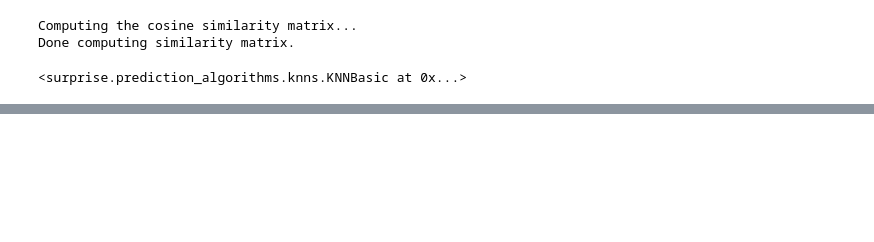
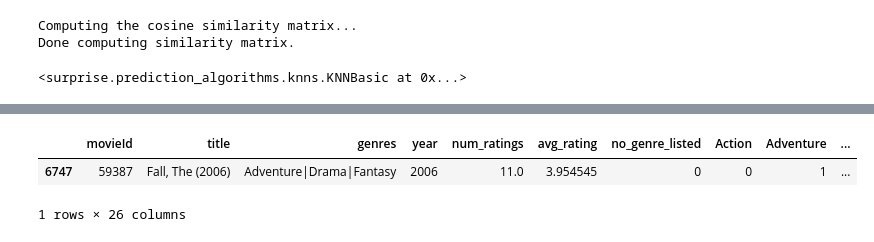
Before and after one commit to mitkrieg/movie-recommender, a Jupyter notebook: index.ipynb, the cells around one changed output, grey strips where cells are left out. Saved outputs shown, nothing was run; the diff lists cells and outputs as text; code cells hidden in the pictures; blank space fills up the shorter version.

```diff
--- a/index.ipynb
+++ b/index.ipynb
@@ -227,0 +265,6 @@ RMSE: 1.0112
+# %%
+movies[movies.genres.str.contains('Drama')].sample(1)
+# %% [output]
+|  | movieId | title | genres | year | num_ratings | avg_rating | no_genre_listed | Action | Adventure | ... |
+| 6747 | 59387 | Fall, The (2006) | Adventure|Drama|Fantasy | 2006 | 11.0 | 3.954545 | 0 | 0 | 1 | ... |
+1 rows × 26 columns
```
Also changed, not shown: parts of 32 cells of this notebook.
